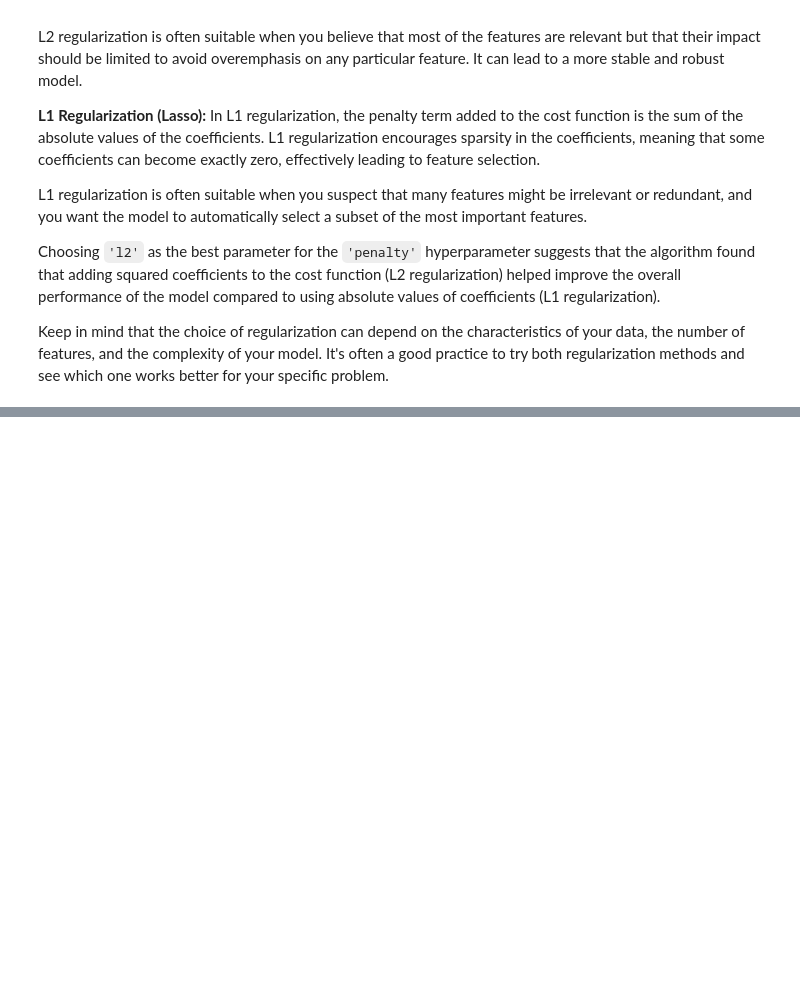
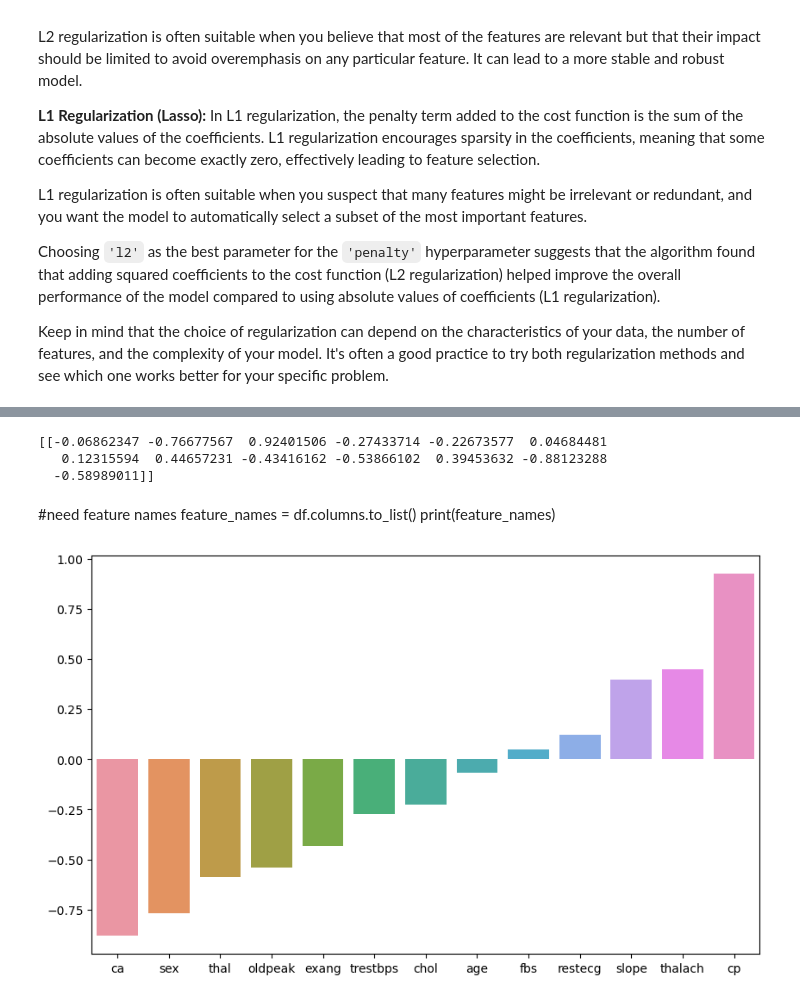
Before and after one commit to NadeemDin/ML-Logistic-Regression, a Jupyter notebook: Heart disease classification model.ipynb, the cells around one changed output, grey strips where cells are left out. Cells and saved outputs as stored; diff of their text form; code cells hidden in the pictures; blank space fills up the shorter version.

Commit message:
create plot of coefficients and features

```diff
--- a/Heart disease classification model.ipynb
+++ b/Heart disease classification model.ipynb
@@ -287,0 +310,22 @@ Keep in mind that the choice of regularization can depend on the characteristics
+# %%
+best_model = grid_model.best_estimator_
+coef = best_model.coef_
+# %%
+print(coef)
+# %% [output]
+[[-0.06862347 -0.76677567  0.92401506 -0.27433714 -0.22673577  0.04684481
+   0.12315594  0.44657231 -0.43416162 -0.53866102  0.39453632 -0.88123288
+  -0.58989011]]
+# %% [markdown]
+#need feature names
+feature_names = df.columns.to_list()
+print(feature_names)
+# %%
+coefs = pd.Series(index=X.columns,data=best_model.coef_[0])
+# %%
+coefs = coefs.sort_values()
+
+plt.figure(figsize=(10,6))
+sns.barplot(x=coefs.index,y=coefs.values);
+# %% [output]
+[figure, added]
```
Also changed, not shown: parts of 2 cells of this notebook.
